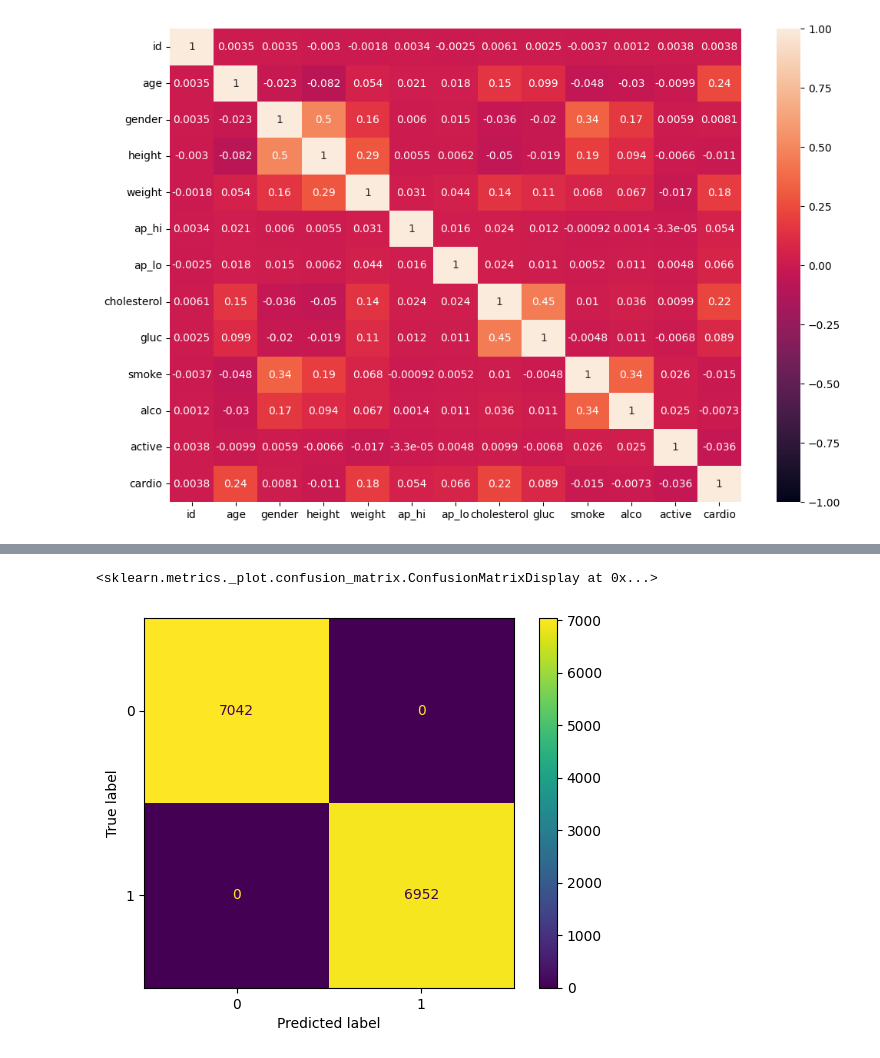
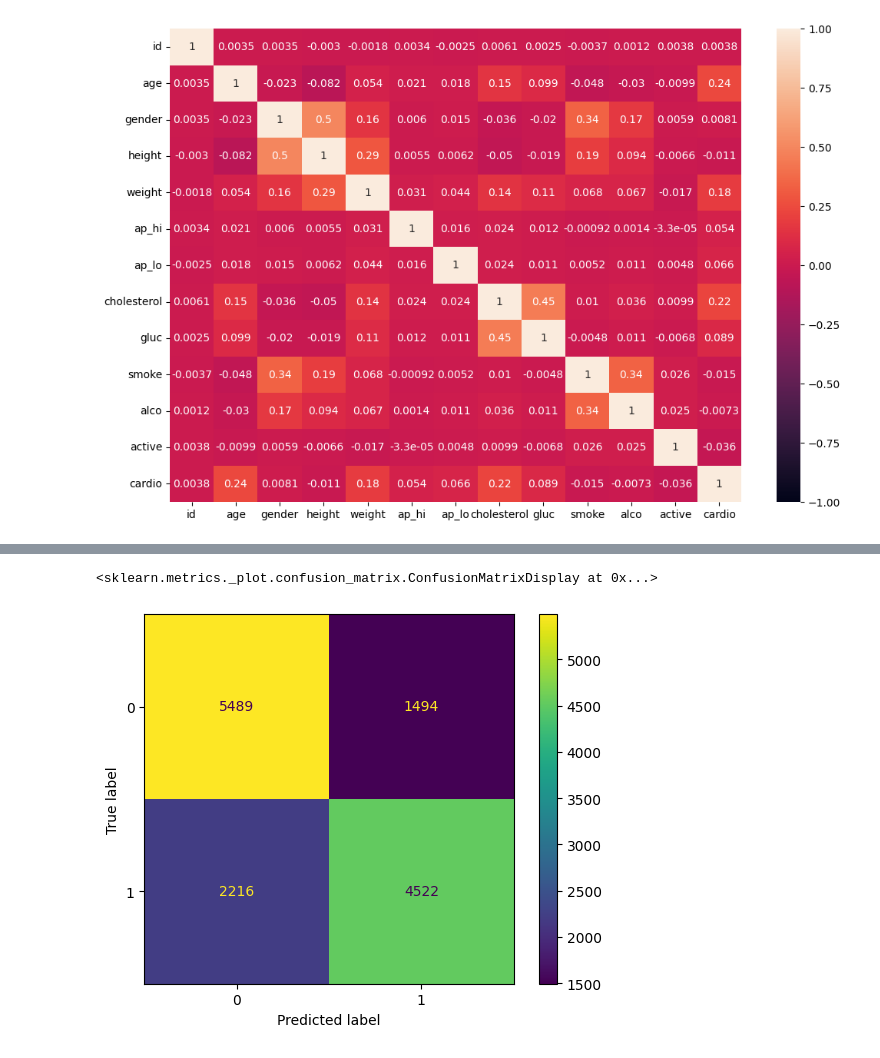
Before and after one commit to Kevinthulin/AI_lab, a Jupyter notebook: Lab2_Disease_prediction.ipynb, the cells around one changed output, grey strips where cells are left out. Saved outputs shown, nothing was run; the diff lists cells and outputs as text; code cells hidden in the pictures.

```diff
--- a/Lab2_Disease_prediction.ipynb
+++ b/Lab2_Disease_prediction.ipynb
@@ -202,6 +123,6 @@ df.head()
 # %%
-X = cardio.drop('cardio', axis=1)
-y = cardio['cardio']
+X = df_cardio_disease.drop('cardio', axis=1)
+y = df_cardio_disease['cardio']
 
 sc = StandardScaler()
 X = sc.fit_transform(X)
@@ -214,17 +139,14 @@ sns.heatmap(df.corr(), annot=True, vmin=-1, vmax=1)
 # %%
-x_train, x_test, y_train, y_test = train_test_split(x, y, test_size=0.2, random_state=0)
+x_train, x_test, y_train, y_test = train_test_split(X, y, test_size=0.2, random_state=62)
 # %%
-model1=KNeighborsClassifier(n_neighbors=50)
-model2=LogisticRegression()
-model3=SVC(kernel="rbf",C=1)
-model4=RandomForestClassifier(n_estimators=500)
+model_knn=KNeighborsClassifier(n_neighbors=50)
+model_log=LogisticRegression()
+model_SVC=SVC(kernel="rbf",C=1)
+model_randforest=RandomForestClassifier(n_estimators=500)
+SGD_model=SGDClassifier()
 
-T1=("knn",model1)
-T2=("lgr",model2)
-T3=("svm",model3)
-T4=("rf",model4)
+test_1=("knn",model_knn)
+test_2=("lgr",model_log)
+test_3=("svm",model_SVC)
+test_4=("rf",model_randforest)
+test_5=("SGD",SGD_model)
-# %%
-model0=LogisticRegression()
-model0.fit(x_train,y_train)
-y_pred=model0.predict(x_test)
-accuracy_score(y_test,y_pred)
@@ -233,12 +164,12 @@ accuracy_score(y_test,y_pred)
 # %%
-model=VotingClassifier(estimators=[T1,T2,T3,T4],voting="hard")
-model.fit(x_train,y_train)
-y_predict=model.predict(x_test)
+voting_model=VotingClassifier(estimators=[test_1,test_2,test_3,test_4, test_5],voting="hard")
+voting_model.fit(x_train,y_train)
+y_predict=voting_model.predict(x_test)
 cm = confusion_matrix(y_test,y_predict)
 ConfusionMatrixDisplay(cm).plot()
 # %% [output]
 <sklearn.metrics._plot.confusion_matrix.ConfusionMatrixDisplay at 0x...>
-[figure, old version]
+[figure, new version]
 # %%
 print(classification_report(y_test, y_predict))
 # %% [output]
```
Also changed, not shown: parts of 40 cells of this notebook.
